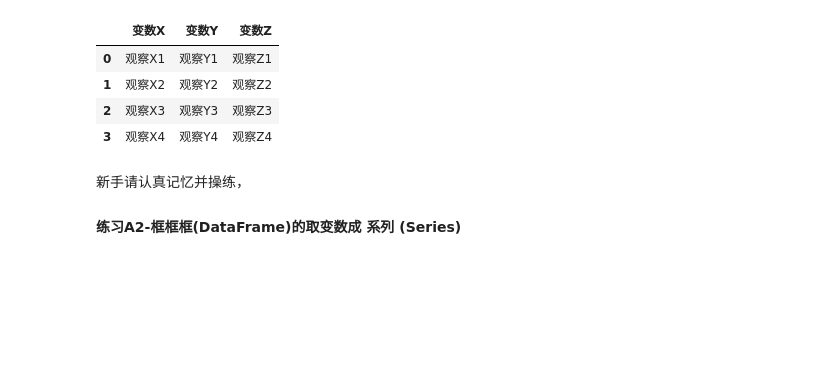
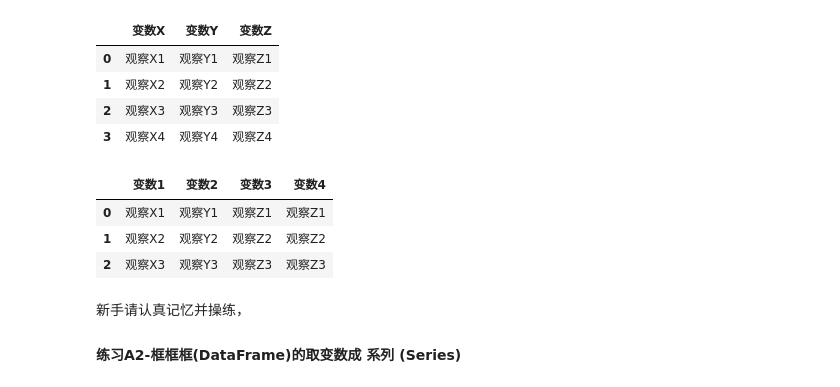
Before and after one commit to EasonQXF/pandas_Python, a Jupyter notebook: pandas_week02/20春_pandas_week02_181013040.ipynb, the cells around one changed output. Saved outputs shown, nothing was run; the diff lists cells and outputs as text; code cells hidden in the pictures; blank space fills up the shorter version.

```diff
--- a/pandas_week02/20春_pandas_week02_181013040.ipynb
+++ b/pandas_week02/20春_pandas_week02_181013040.ipynb
@@ -248,6 +291,29 @@ display (框框)
 | 1 | 观察X2 | 观察Y2 | 观察Z2 |
 | 2 | 观察X3 | 观察Y3 | 观察Z3 |
 | 3 | 观察X4 | 观察Y4 | 观察Z4 |
+# %%
+# A1 bonus
+# 框框是众多序列变数的观察
+# 若要做机器学习，测试模型的时候，造数据行为
+# 已有此字典, 你能用代码生产同样的框框吗？
+字典 = {
+        "变数": ["观察1", "观察2", "观察3"],
+       }
+
+# 你的代码
+字典 = {
+        "变数1": ["观察X1", "观察X2", "观察X3"],
+        "变数2": ["观察Y1", "观察Y2", "观察Y3"],
+        "变数3": ["观察Z1", "观察Z2", "观察Z3"],
+        "变数4": ["观察Z1", "观察Z2", "观察Z3"],
+       }
+框框 = pd.DataFrame ( 字典 )
+框框
+# %% [output]
+|  | 变数1 | 变数2 | 变数3 | 变数4 |
+| 0 | 观察X1 | 观察Y1 | 观察Z1 | 观察Z1 |
+| 1 | 观察X2 | 观察Y2 | 观察Z2 | 观察Z2 |
+| 2 | 观察X3 | 观察Y3 | 观察Z3 | 观察Z3 |
 # %% [markdown]
 新手请认真记忆并操练，
 #### 练习A2-**框框框**(DataFrame)的取变数成 **系列** (Series)
```
Also changed, not shown: parts of 16 cells of this notebook.
